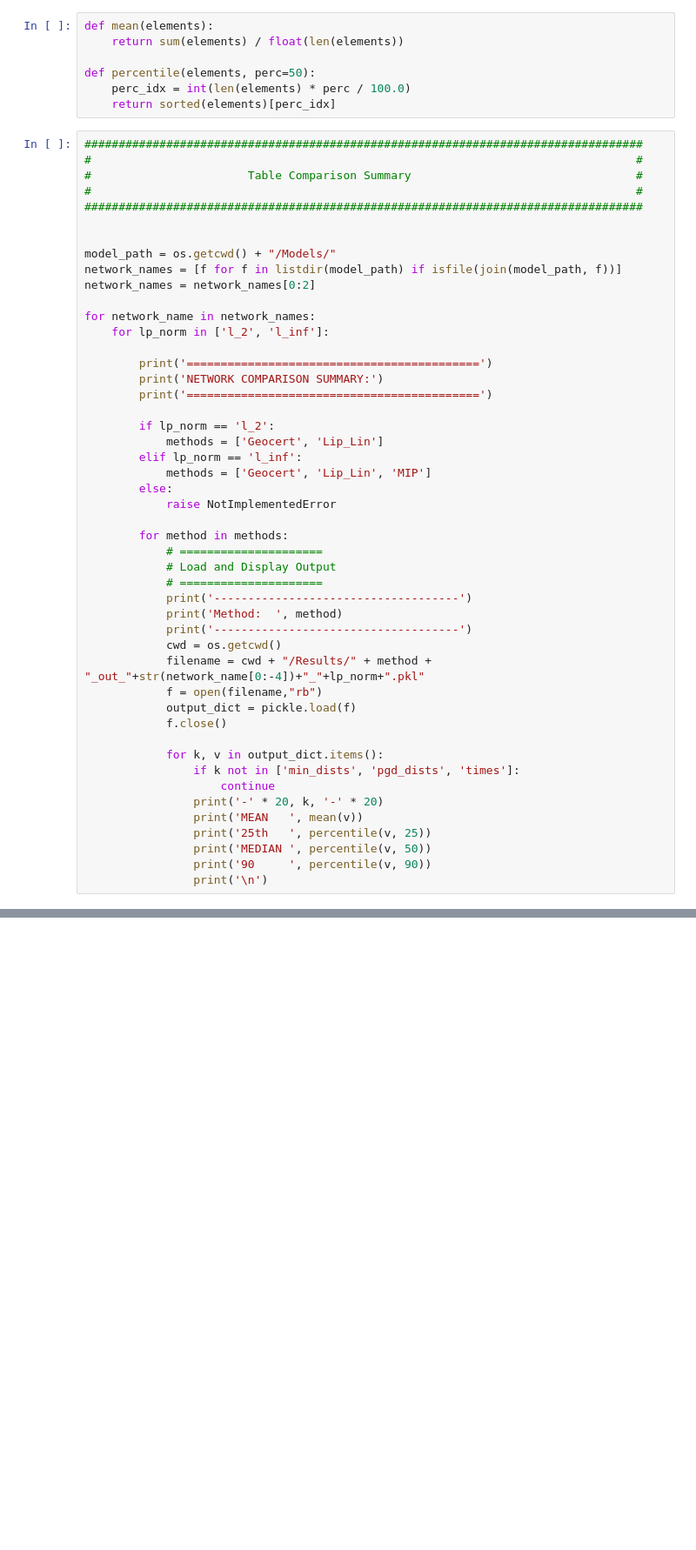
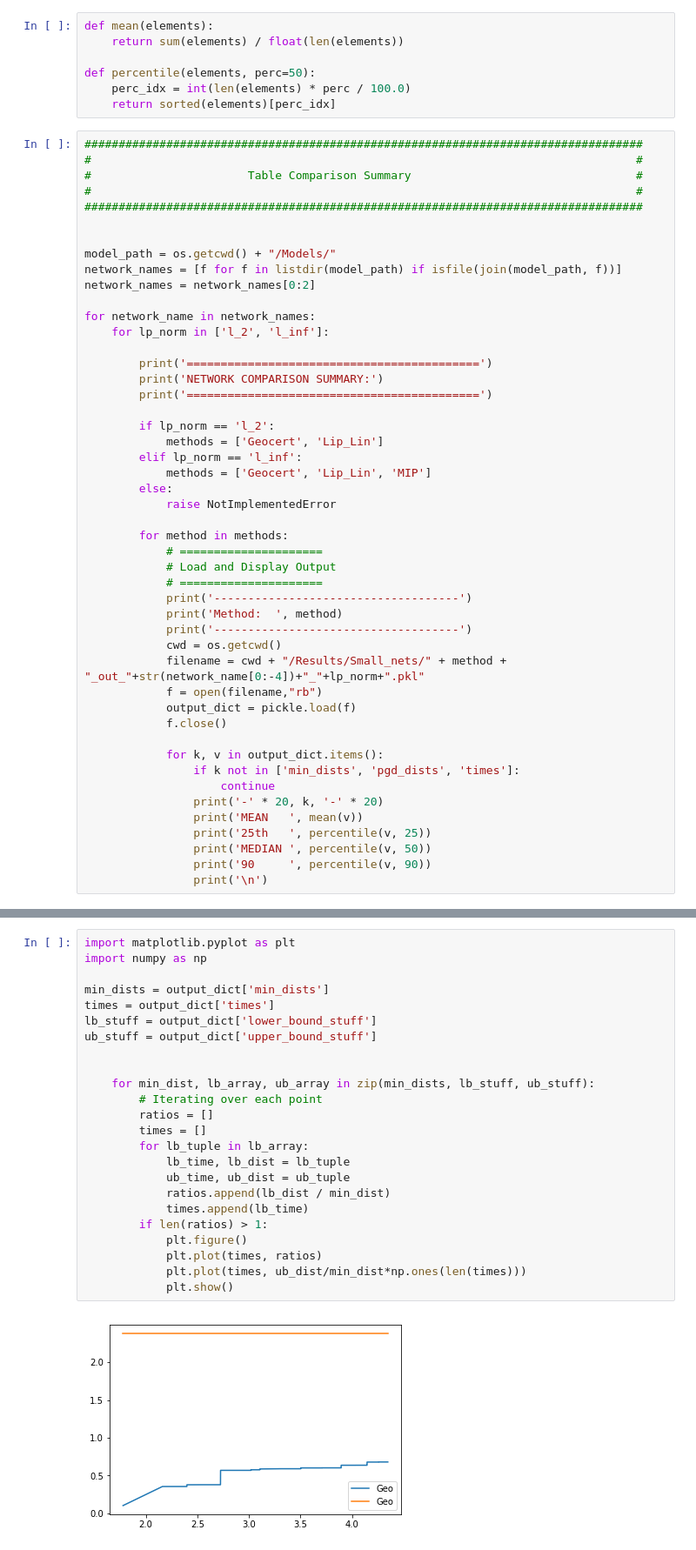
Before and after one commit to Jay-Lewis/NN_cert_methods, a Jupyter notebook: Display Comparison Results.ipynb, the cells around one changed output, grey strips where cells are left out. Shown at 87% size. Saved outputs shown, nothing was run; the diff lists cells and outputs as text; blank space fills up the shorter version.

```diff
--- a/Display Comparison Results.ipynb
+++ b/Display Comparison Results.ipynb
@@ -52,7 +53,7 @@ for network_name in network_names:
             print('Method:  ', method)
             print('------------------------------------')
             cwd = os.getcwd()
-            filename = cwd + "/Results/" + method + "_out_"+str(network_name[0:-4])+"_"+lp_norm+".pkl"
+            filename = cwd + "/Results/Small_nets/" + method + "_out_"+str(network_name[0:-4])+"_"+lp_norm+".pkl"
             f = open(filename,"rb")
             output_dict = pickle.load(f)
             f.close()
@@ -76,0 +175,26 @@ FileNotFoundError: [Errno 2] No such file or directory: '/home/justin/Projects/N
+# %%
+import matplotlib.pyplot as plt
+import numpy as np
+
+min_dists = output_dict['min_dists']
+times = output_dict['times']
+lb_stuff = output_dict['lower_bound_stuff']
+ub_stuff = output_dict['upper_bound_stuff']
+
+
+    for min_dist, lb_array, ub_array in zip(min_dists, lb_stuff, ub_stuff):
+        # Iterating over each point
+        ratios = []
+        times = []
+        for lb_tuple in lb_array:
+            lb_time, lb_dist = lb_tuple
+            ub_time, ub_dist = ub_tuple
+            ratios.append(lb_dist / min_dist)
+            times.append(lb_time)
+        if len(ratios) > 1:
+            plt.figure()
+            plt.plot(times, ratios)
+            plt.plot(times, ub_dist/min_dist*np.ones(len(times)))
+            plt.show()
+# %% [output]
+[figure, added]
```
Also changed, not shown: parts of 7 cells of this notebook, 8 other files.
